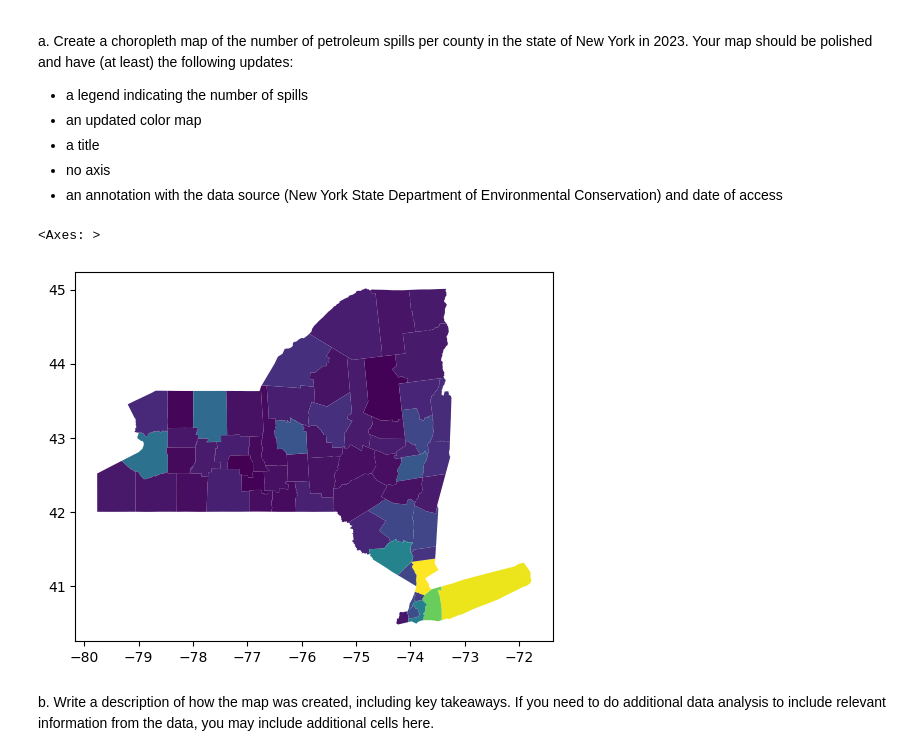
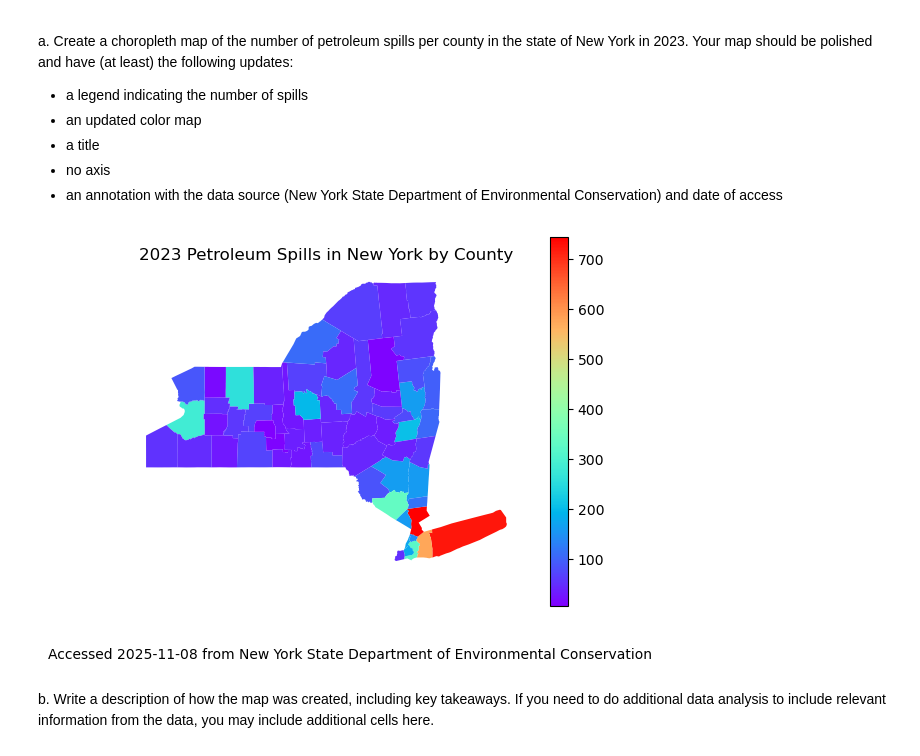
Before and after one commit to NatBonnet/eds220-hwk3, a Jupyter notebook: hwk3-task1-spills.ipynb, the cells around one changed output. Cells and saved outputs as stored; diff of their text form; code cells hidden in the pictures.

```diff
--- a/hwk3-task1-spills.ipynb
+++ b/hwk3-task1-spills.ipynb
@@ -529,10 +522,17 @@ Your map should be polished and have (at least) the following updates:
 - no axis
 - an annotation with the data source (New York State Department of Environmental Conservation) and date of access
 # %%
-ny_counties.plot(column = "n_spills")
+# Plot spill data in New York counties
+fig, ax = plt.subplots()
+ny_counties.plot(ax=ax, column = "n_spills",
+                 legend=True,
+                 cmap = "rainbow")
+plt.axis(False)
+plt.title("2023 Petroleum Spills in New York by County")
+fig.text(0, 0, "Accessed 2025-11-08 from New York State Department of Environmental Conservation")
+plt.show()
 # %% [output]
-<Axes: >
-[figure, old version]
+[figure, new version]
 # %% [markdown]
 b. Write a description of how the map was created, including key takeaways. If you need to do additional data analysis to include relevant information from the data, you may include additional cells here.
 # %% [markdown]
```
Also changed, not shown: parts of 9 cells of this notebook, 1 other file.
